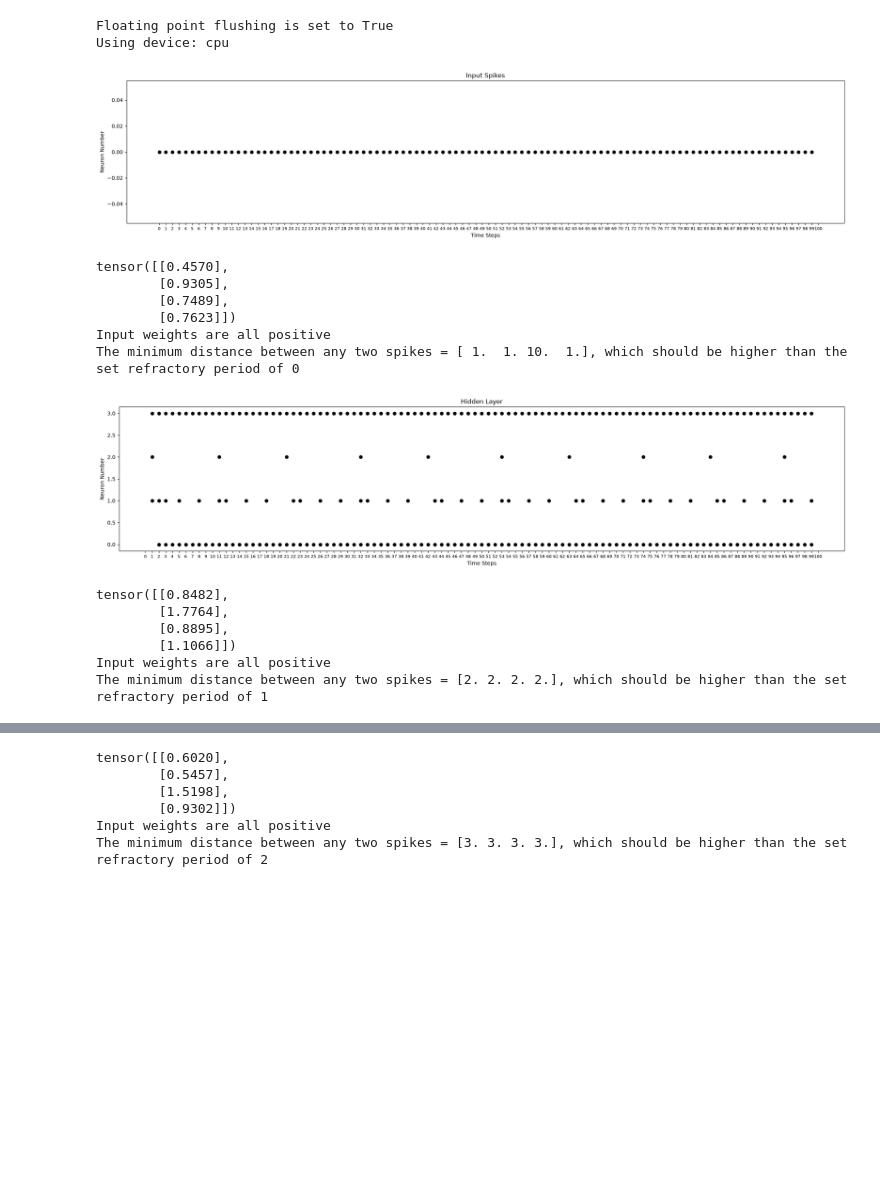
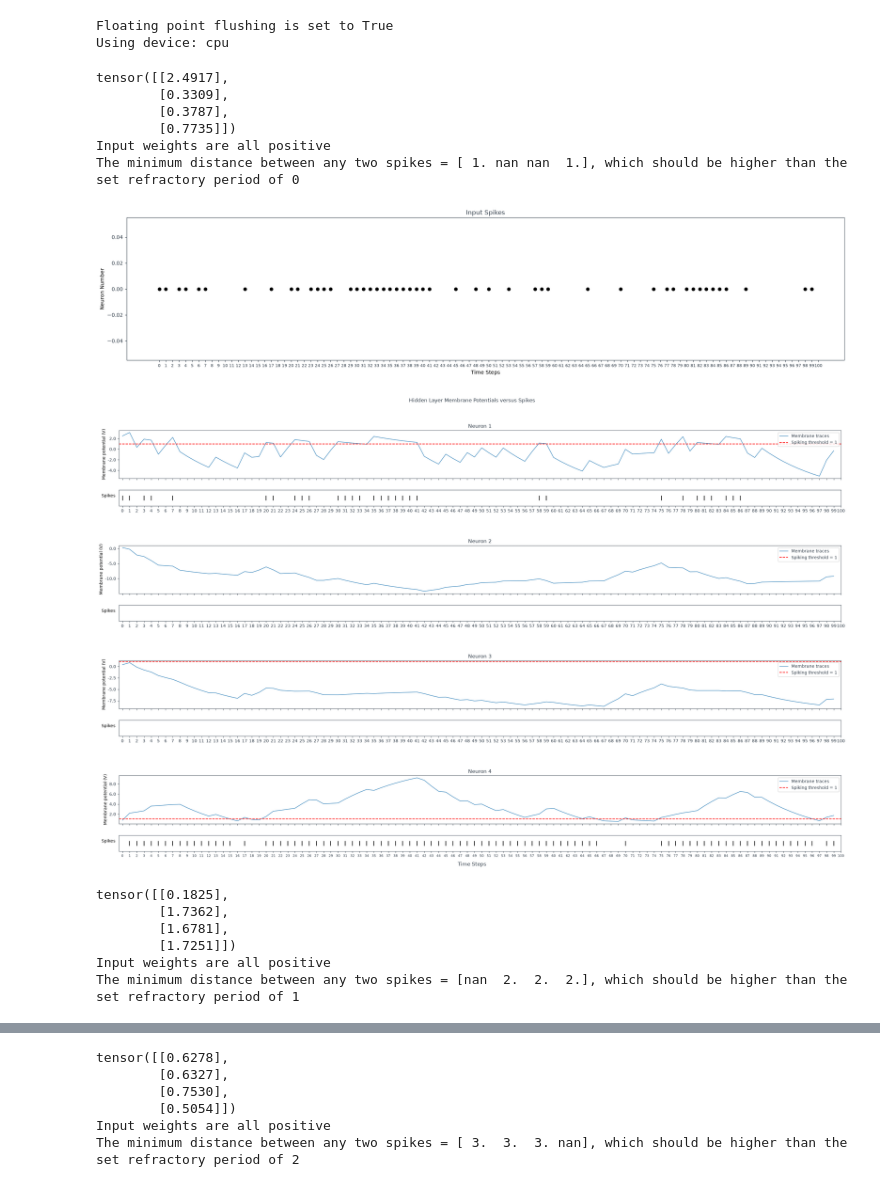
Before and after one commit to Emiel-Nagel/Thesis-Code, a Jupyter notebook: important_tests/test_refractory_period.ipynb, the cells around one changed output, grey strips where cells are left out. Drawn from its saved outputs; the diff is of its cells as text; code cells hidden in the pictures; blank space fills up the shorter version.

Commit message:
did a lot of work for plotting and verified refractory period

```diff
--- a/important_tests/test_refractory_period.ipynb
+++ b/important_tests/test_refractory_period.ipynb
@@ -90,15 +90,16 @@ class RecurrentLayer(nn.Module):
         )
         return spk, mem
 
-    def _step(self, x: torch.Tensor) -> torch.Tensor:
+    def _step(self, x: torch.Tensor) -> tuple[torch.Tensor, torch.Tensor]:
         raise NotImplementedError
 
-    def forward(self, x: torch.Tensor) -> torch.Tensor:
+    def forward(self, x: torch.Tensor) -> tuple[torch.Tensor, torch.Tensor]:
         return self._step(self.weights(x))
 
-    def forward_sequence(self, x_seq: torch.Tensor) -> torch.Tensor:
+    def forward_sequence(self, x_seq: torch.Tensor) -> tuple[torch.Tensor, torch.Tensor]:
         x_seq = self.weights(x_seq)
-        return torch.stack([self._step(x) for x in x_seq.unbind(0)], dim=0)
+        spks, mems = zip(*[self._step(x) for x in x_seq.unbind(0)])
+        return torch.stack(spks, dim=0), torch.stack(mems, dim=0)
 
 class StandardRecurrentLayer(RecurrentLayer):
     def __init__(self,
@@ -118,6 +119,7 @@ class StandardRecurrentLayer(RecurrentLayer):
             learn_beta=fully_learnable,
             rec_matrix=recurrent_matrix,
             threshold=torch.ones(self.n_neurons),
+            reset_delay=True,
         )
         self.spk, self.mem = self.neurons.init_rleaky()
 
@@ -125,9 +127,8 @@ class StandardRecurrentLayer(RecurrentLayer):
         self.spk, self.mem = self.neurons.init_rleaky()
         self.neurons.reset_recurrent_weights()
 
-    def _step(self, x: torch.Tensor) -> torch.Tensor:
+    def _step(self, x: torch.Tensor) -> tuple[torch.Tensor, torch.Tensor]:
         # self.spk, self.mem = self.neurons(x, self.spk, self.mem)
         spk, mem = self.neurons(x, self.spk, self.mem)
         self.spk, self.mem = self._compute_refractory_period(spk, mem)
-        # print(self.spk.clone().detach().squeeze().numpy())
-        return self.spk
+        return self.spk, self.mem
@@ -150,6 +261,6 @@ def plot_spikes(data: torch.Tensor, title: str) -> None:
 # %%
 def isi_per_neuron(spikes, time_axis=0):
-    s = spikes.detach().cpu().numpy() != 0
+    s = spikes != 0
     s = np.moveaxis(s, time_axis, -1)          # (..., T)
     s = s.reshape(-1, s.shape[-1])             # (n_neurons, T)
 
@@ -162,56 +273,60 @@ def isi_per_neuron(spikes, time_axis=0):
 # %%
 from snntorch.surrogate import fast_sigmoid
 
-from thesis_code import SRNN
 from thesis_code.network_components.layers import OutputLayer
 
 refractory_periods = [0, 1, 2, 3, 4, 5]
 
+p_spike_in = 0.5
 n_in = 1
 n_hidden = 4
 
 num_steps = 100
-raw_vector = torch.ones(num_steps, n_in)*1.0
+raw_vector = torch.ones(num_steps, n_in)*p_spike_in
 rate_coded_vector = torch.bernoulli(raw_vector)
 
 plot_spikes(rate_coded_vector, "Input Spikes")
 
 for rp in refractory_periods:
     net = SRNN(
         rec_layers=[StandardRecurrentLayer(
             forward_matrix=torch.ones(n_in, n_hidden, device=device),
             recurrent_matrix=torch.ones(n_hidden, n_hidden, device=device),
             beta=0.9,
             spike_grad=fast_sigmoid(slope=25),
             refractory_period=rp,
         )],
         out_layer=OutputLayer(
             n_in=n_hidden,
             n_out=10,
             beta=0.9
         )
     ).to(device)
 
     data = rate_coded_vector.unsqueeze(1)
-    spk_outs, mem_outs, hidden_spks = net.forward_sequence(data)
-    hidden_spks = hidden_spks[0].squeeze()
+    spk_outs, mem_outs, hidden_spks, hidden_mems = net.forward_sequence(data)
+    hidden_spks = hidden_spks[0].squeeze().detach().numpy()
+    hidden_mems = hidden_mems[0].squeeze().detach().numpy()
 
     min_spk_dist = isi_per_neuron(hidden_spks, time_axis=0)
     print(f"The minimum distance between any two spikes = {min_spk_dist}, which should be higher than the set refractory period of {rp}")
 
-    plot_spikes(hidden_spks, "Hidden Layer")
+    # plot_spikes(hidden_spks, "Hidden Layer Spikes")
+    plot_membrane_potentials(hidden_mems, hidden_spks, 1, "Hidden Layer Membrane Potentials versus Spikes")
+    plt.show()
+    # anim = plot_spike_counts(hidden_spks, "Hidden Layer Spike Counts")
 # %% [output]
+tensor([[2.4917],
+        [0.3309],
+        [0.3787],
+        [0.7735]])
+Input weights are all positive
+The minimum distance between any two spikes = [ 1. nan nan  1.], which should be higher than the set refractory period of 0
-[figure, old version]
+[figure, new version]
-tensor([[0.4570],
-        [0.9305],
-        [0.7489],
-        [0.7623]])
-Input weights are all positive
-The minimum distance between any two spikes = [ 1.  1. 10.  1.], which should be higher than the set refractory period of 0
-[figure, old version]
+[figure, new version]
-tensor([[0.8482],
-        [1.7764],
-        [0.8895],
-        [1.1066]])
+tensor([[0.1825],
+        [1.7362],
+        [1.6781],
+        [1.7251]])
 Input weights are all positive
-The minimum distance between any two spikes = [2. 2. 2. 2.], which should be higher than the set refractory period of 1
+The minimum distance between any two spikes = [nan  2.  2.  2.], which should be higher than the set refractory period of 1
@@ -219,6 +334,6 @@ The minimum distance between any two spikes = [2. 2. 2. 2.], which should be hig
-tensor([[0.6020],
-        [0.5457],
-        [1.5198],
-        [0.9302]])
+tensor([[0.6278],
+        [0.6327],
+        [0.7530],
+        [0.5054]])
 Input weights are all positive
-The minimum distance between any two spikes = [3. 3. 3. 3.], which should be higher than the set refractory period of 2
+The minimum distance between any two spikes = [ 3.  3.  3. nan], which should be higher than the set refractory period of 2
```
Also changed, not shown: parts of 3 cells of this notebook, 3 other files.
